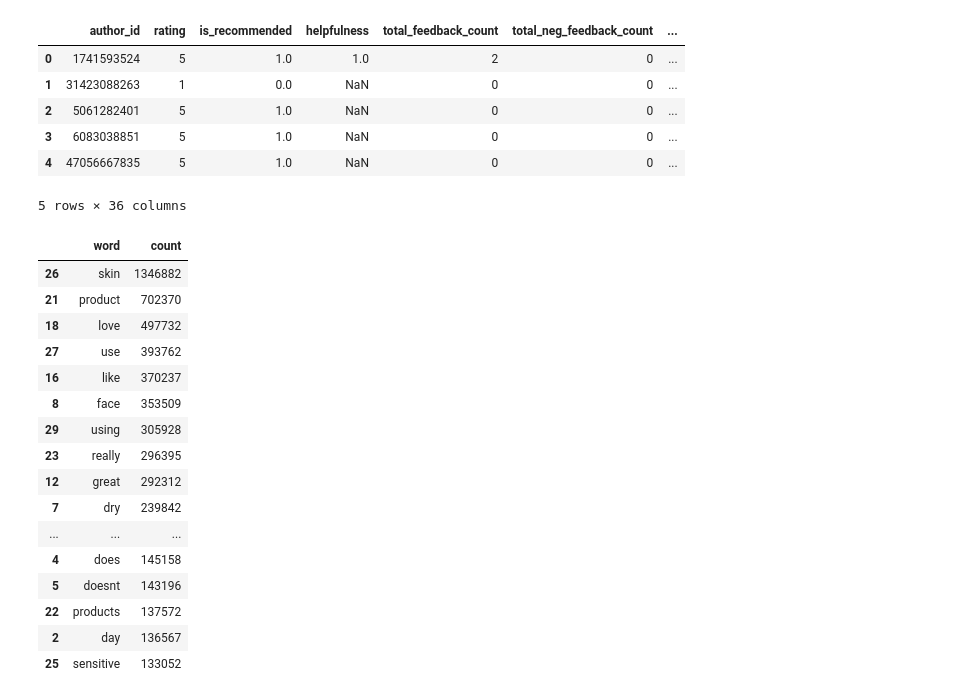
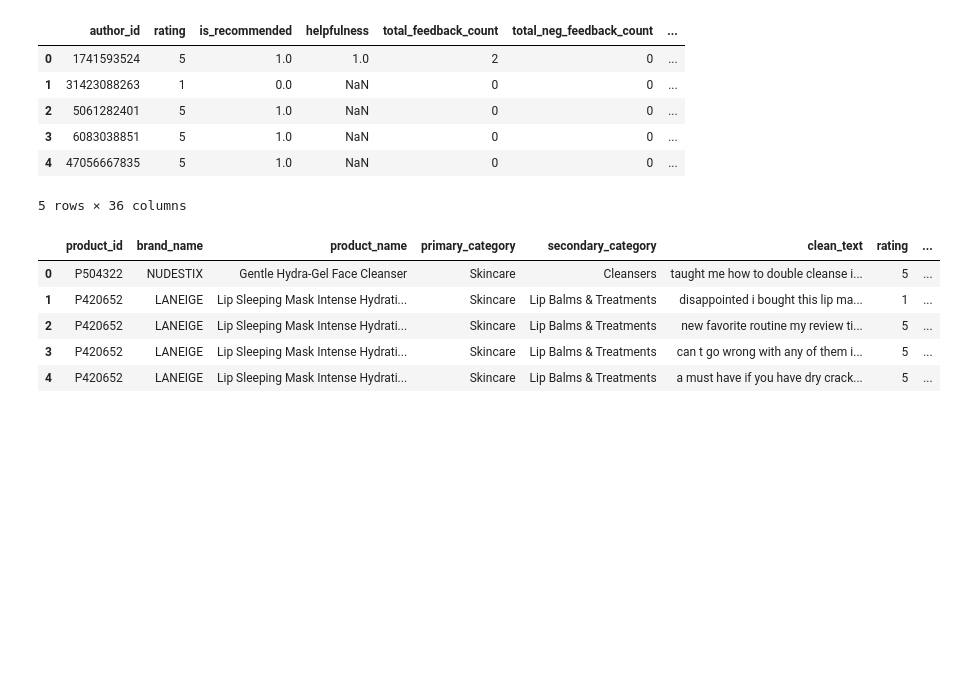
Before and after one commit to buseozgur/Customer-recommendation-model, a Jupyter notebook: notebooks/NLP.ipynb, the cells around one changed output. Drawn from its saved outputs; the diff is of its cells as text; code cells hidden in the pictures; blank space fills up the shorter version.

```diff
--- a/notebooks/NLP.ipynb
+++ b/notebooks/NLP.ipynb
@@ -32,34 +32,28 @@ def clean_text(text):
     return text
 
 df_nlp["clean_text"] = df_nlp["text"].apply(clean_text)
-# %%
-from sklearn.feature_extraction.text import CountVectorizer
-import pandas as pd
-
-vectorizer = CountVectorizer(stop_words="english", max_features=30)
-X_counts = vectorizer.fit_transform(df_nlp["clean_text"])
-
-word_counts = pd.DataFrame({
-    "word": vectorizer.get_feature_names_out(),
-    "count": X_counts.toarray().sum(axis=0)
-}).sort_values("count", ascending=False)
-
-word_counts
-# %% [output]
-|  | word | count |
-| 26 | skin | 1346882 |
-| 21 | product | 702370 |
-| 18 | love | 497732 |
-| 27 | use | 393762 |
-| 16 | like | 370237 |
-| 8 | face | 353509 |
-| 29 | using | 305928 |
-| 23 | really | 296395 |
-| 12 | great | 292312 |
-| 7 | dry | 239842 |
-| ... | ... | ... |
-| 4 | does | 145158 |
-| 5 | doesnt | 143196 |
-| 22 | products | 137572 |
-| 2 | day | 136567 |
-| 25 | sensitive | 133052 |
+# %%
+# 1. MODEL İÇİN GEREKLİ KOLONLARI SEÇ
+df_model = df_nlp[[
+    "product_id",
+    "brand_name",
+    "product_name",
+    "primary_category",
+    "secondary_category",
+    "clean_text",
+    "rating",
+    "price_usd",
+    "rating_category"
+]].copy()
+
+# sadece positive / negative bırak
+df_model = df_model[df_model["rating_category"].isin(["positive", "negative"])].copy()
+
+df_model.head()
+# %% [output]
+|  | product_id | brand_name | product_name | primary_category | secondary_category | clean_text | rating | ... |
+| 0 | P504322 | NUDESTIX | Gentle Hydra-Gel Face Cleanser | Skincare | Cleansers | taught me how to double cleanse i... | 5 | ... |
+| 1 | P420652 | LANEIGE | Lip Sleeping Mask Intense Hydrati... | Skincare | Lip Balms & Treatments | disappointed i bought this lip ma... | 1 | ... |
+| 2 | P420652 | LANEIGE | Lip Sleeping Mask Intense Hydrati... | Skincare | Lip Balms & Treatments | new favorite routine my review ti... | 5 | ... |
+| 3 | P420652 | LANEIGE | Lip Sleeping Mask Intense Hydrati... | Skincare | Lip Balms & Treatments | can t go wrong with any of them i... | 5 | ... |
+| 4 | P420652 | LANEIGE | Lip Sleeping Mask Intense Hydrati... | Skincare | Lip Balms & Treatments | a must have if you have dry crack... | 5 | ... |
```
Also changed, not shown: parts of 12 cells of this notebook, 2 other files.
